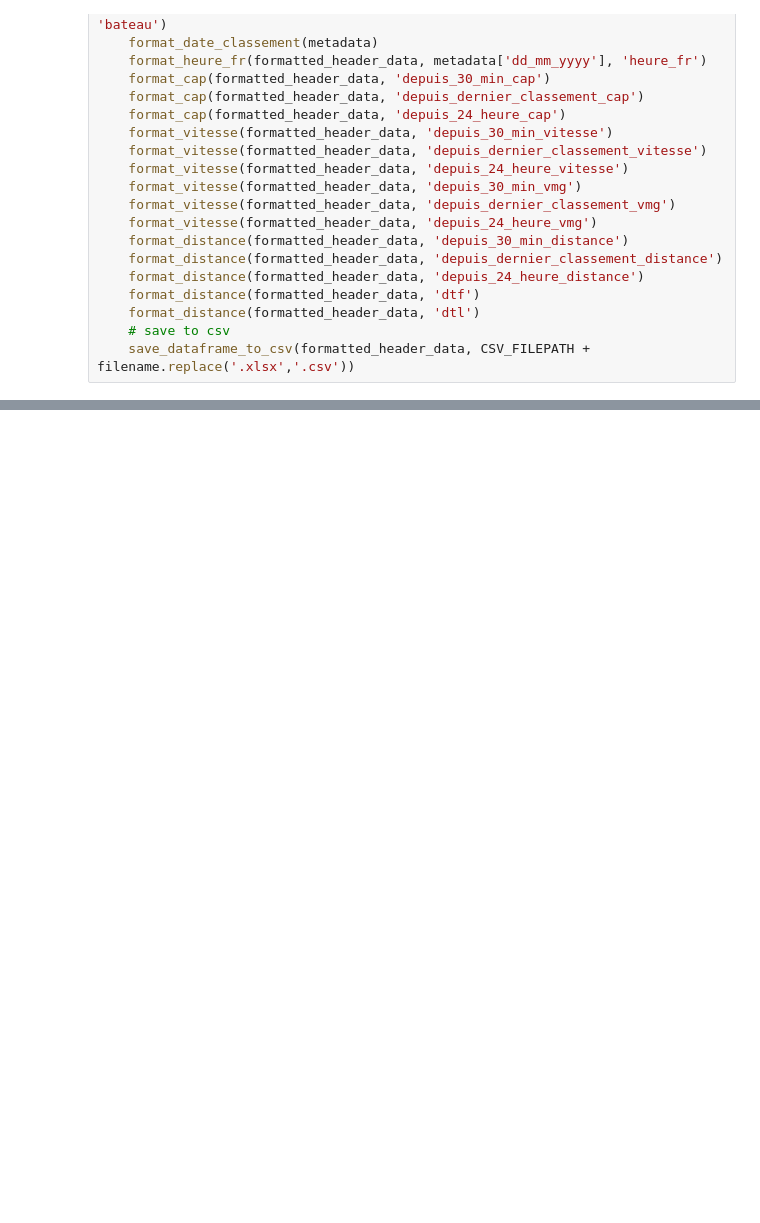
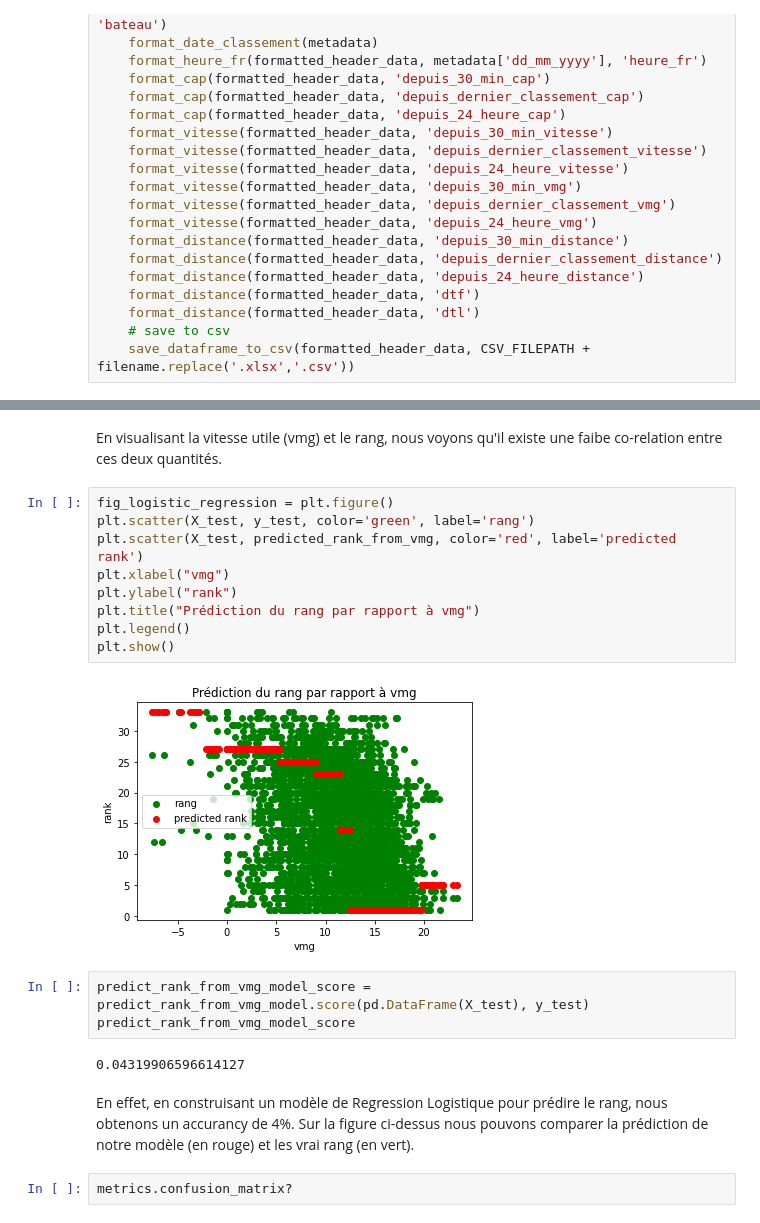
Before and after one commit to Kit-BIGDATA-Telecom-2022-2023/kovila_pauvaday, a Jupyter notebook: projet/projet_vendee_globe.ipynb, the cells around one changed output, grey strips where cells are left out. Saved outputs shown, nothing was run; the diff lists cells and outputs as text; blank space fills up the shorter version.

```diff
--- a/projet/projet_vendee_globe.ipynb
+++ b/projet/projet_vendee_globe.ipynb
@@ -464,0 +446,22 @@ sns.regplot(y_test,predicted_rank_from_vmg)
+# %% [markdown]
+En visualisant la vitesse utile (vmg) et le rang, nous voyons qu'il existe une faibe co-relation entre ces deux quantités.
+# %%
+fig_logistic_regression = plt.figure()
+plt.scatter(X_test, y_test, color='green', label='rang')
+plt.scatter(X_test, predicted_rank_from_vmg, color='red', label='predicted rank')
+plt.xlabel("vmg")
+plt.ylabel("rank")
+plt.title("Prédiction du rang par rapport à vmg")
+plt.legend()
+plt.show()
+# %% [output]
+[figure, added]
+# %%
+predict_rank_from_vmg_model_score = predict_rank_from_vmg_model.score(pd.DataFrame(X_test), y_test)
+predict_rank_from_vmg_model_score
+# %% [output]
+0.04319906596614127
+# %% [markdown]
+En effet, en construisant un modèle de Regression Logistique pour prédire le rang, nous obtenons un accurancy de 4%. Sur la figure ci-dessus nous pouvons comparer la prédiction de notre modèle (en rouge) et les vrai rang (en vert).
+# %%
+metrics.confusion_matrix?
```
Also changed, not shown: parts of 26 cells of this notebook.
